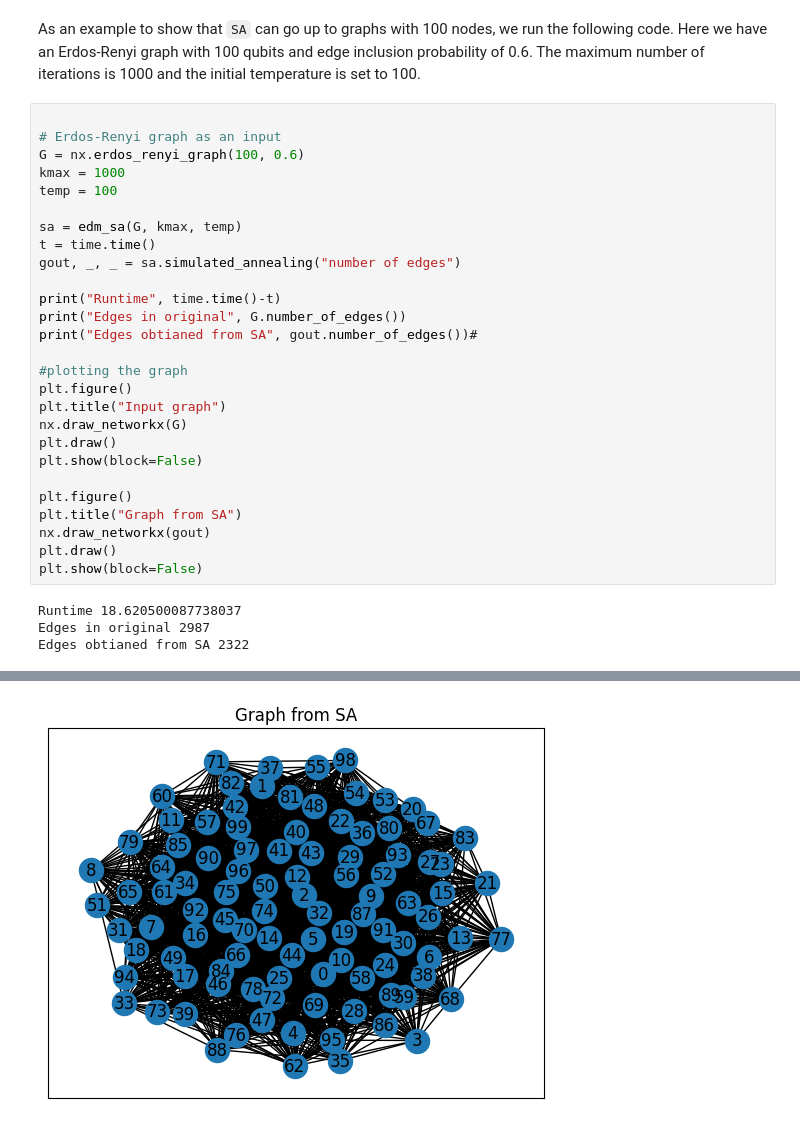
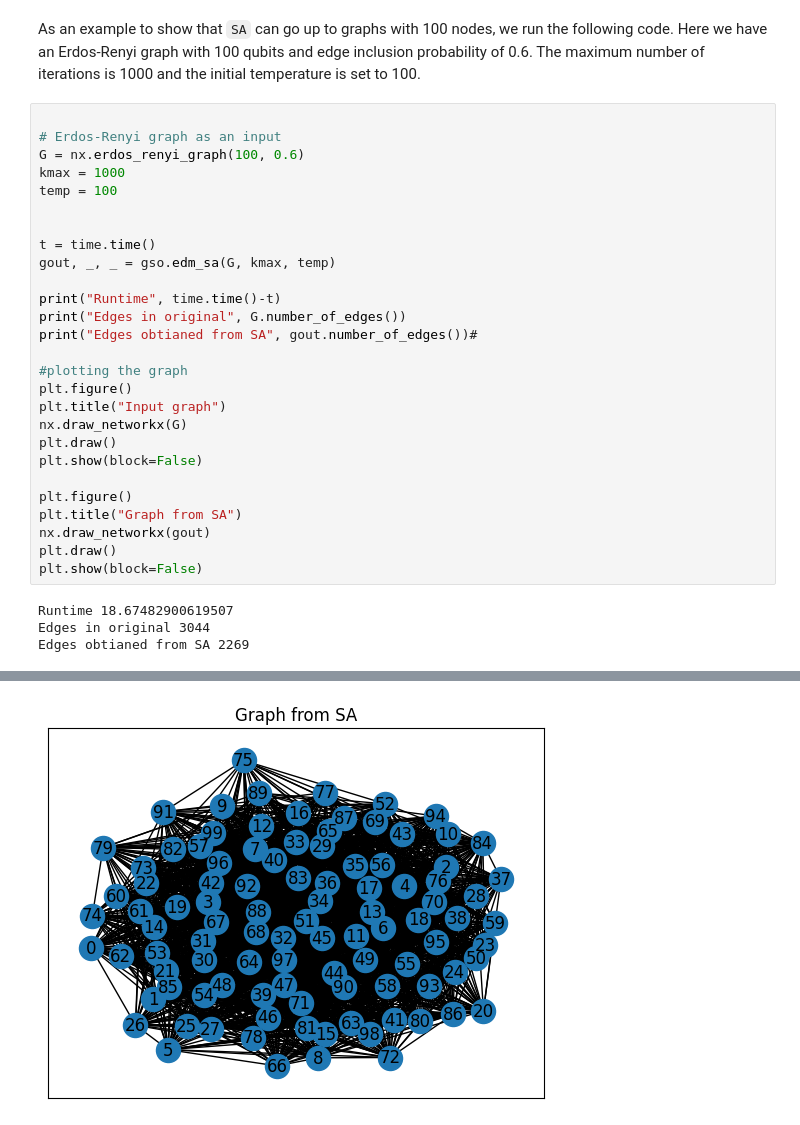
Before and after one commit to arr0w-hs/graph_state_optimization, a Jupyter notebook: tutorial-1.ipynb, the cells around one changed output, grey strips where cells are left out. Saved outputs shown, nothing was run; the diff lists cells and outputs as text.

```diff
--- a/tutorial-1.ipynb
+++ b/tutorial-1.ipynb
@@ -123,9 +122,9 @@ G = nx.erdos_renyi_graph(100, 0.6)
 kmax = 1000
 temp = 100
 
-sa = edm_sa(G, kmax, temp)
+
 t = time.time()
-gout, _, _ = sa.simulated_annealing("number of edges")
+gout, _, _ = gso.edm_sa(G, kmax, temp)
 
 print("Runtime", time.time()-t)
 print("Edges in original", G.number_of_edges())
@@ -144,6 +143,6 @@ nx.draw_networkx(gout)
 plt.draw()
 plt.show(block=False)
 # %% [output]
-Runtime 18.620500087738037
-Edges in original 2987
-Edges obtianed from SA 2322
+Runtime 18.67482900619507
+Edges in original 3044
+Edges obtianed from SA 2269
@@ -151 +150 @@ Edges obtianed from SA 2322
-[figure, old version]
+[figure, new version]
```
Also changed, not shown: parts of 4 cells of this notebook, 9 other files.
